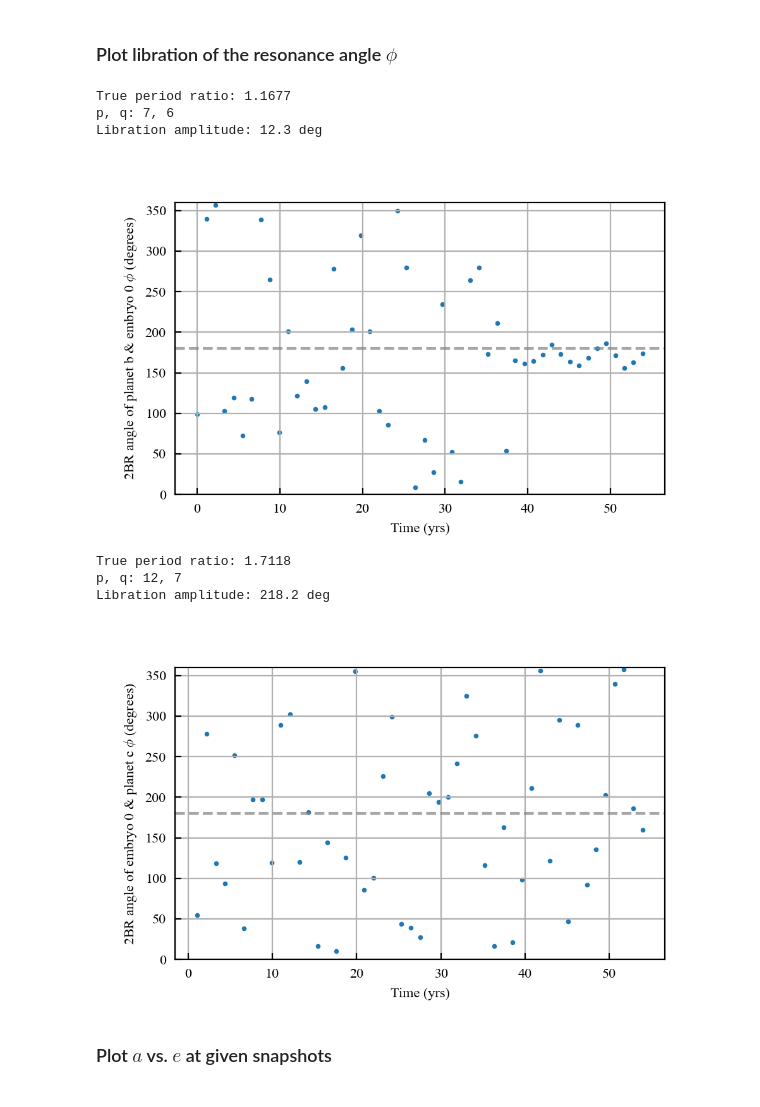
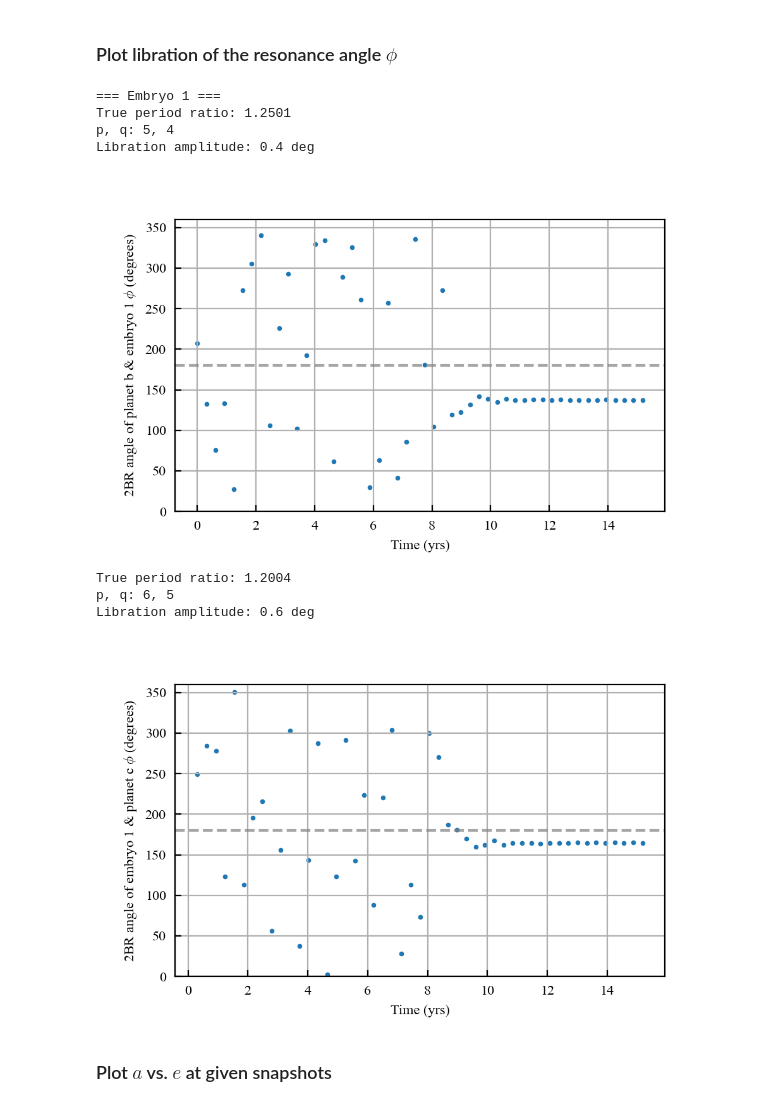
Before and after one commit to dchen10Git/uh-ifa-reu-2026, a Jupyter notebook: analyze_one_sim.ipynb, the cells around one changed output. Drawn from its saved outputs; the diff is of its cells as text; code cells hidden in the pictures.

```diff
--- a/analyze_one_sim.ipynb
+++ b/analyze_one_sim.ipynb
@@ -79,7 +80,7 @@ def plot_system(saved_sim, elements, num_pl, num_em, num_ptsml, t_units='kyr'):
 
     time_factor = {'yr': 1, 'kyr': 1e3, 'Myr': 1e6}[t_units]
     pl_style = {'alpha': 0.9}
-    em_style = {'alpha': 0.7, 'lw': 0.5} # 'c': 'navy'
+    em_style = {'alpha': 0.5, 'lw': 0.5}
     ptsml_style = {'c': 'k', 'alpha': 0.9, 'lw': 0.2}
 
     if not isinstance(axs, (list, np.ndarray)): # if elements is one item
@@ -97,7 +98,7 @@ def plot_system(saved_sim, elements, num_pl, num_em, num_ptsml, t_units='kyr'):
 
             for i in range(0, num_em, 1):
                 name = rock_names[i+num_pl]
-                ax.plot(times/time_factor, sim_data[name]["a"], **em_style, c=f'C{i}')
+                ax.plot(times/time_factor, sim_data[name]["a"], **em_style)
                 plot_end_marker(ax, times/time_factor, sim_data[name]["a"], color='r', ms=2, mew=1, alpha=0.7)
 
             for i in range(0, len(rock_names)-num_pl-num_em, 1): # don't use num_ptsml as it doesn't include replenished ptsmls
@@ -129,7 +130,7 @@ def plot_system(saved_sim, elements, num_pl, num_em, num_ptsml, t_units='kyr'):
 
             for i in range(0, num_em, 1):
                 name = rock_names[i+num_pl]
-                ax.plot(times/time_factor, sim_data[name]["e"], **em_style, c=f'C{i}')
+                ax.plot(times/time_factor, sim_data[name]["e"], **em_style)
                 plot_end_marker(ax, times/time_factor, sim_data[name]["e"], color='r', ms=2, mew=1, alpha=0.7)
 
             for i in range(0, len(rock_names)-num_pl-num_em, 1): # don't use num_ptsml as it doesn't include replenished ptsmls
@@ -359,8 +360,8 @@ def plot_system(saved_sim, elements, num_pl, num_em, num_ptsml, t_units='kyr'):
     plt.tight_layout(); plt.show()
     # plt.savefig("Figures/orbital_evo.svg", bbox_inches="tight")
 
-dataset_id = 3
-sim_id = 0
+dataset_id = 2
+sim_id = 599
 
 elements = ['a',
             'e',
@@ -387,6 +388,7 @@ for sim_id in range(sim_id, sim_id+1, 1):
 
     print(f"Dataset {dataset_id}, Sim {sim_id}")
     print(f"num_pl: {metadata['num_pl']}, num_em: {metadata['num_em']}, num_ptsml: {metadata['num_ptsml']}")
+    print(f"r_em = {metadata['r_em']:.3g} r_earth")
 
     plot_system(saved_sim, elements, num_pl, num_em, num_ptsml)
 # %% [output]
@@ -398,18 +401,21 @@ num_pl: 2, num_em: 10, num_ptsml: 0
 # %%
 # mmr_id.plot_libration(m_star, rocks['planet b'], rocks['planet c'], N=100, forced_pq=None)
 # mmr_id.plot_libration(m_star, rocks['planet b'], rocks['embryo 0'], N=25, forced_pq=None)
-for i in range(1):
-    mmr_id.plot_libration(m_star, rocks['planet b'], rocks[f'embryo {i}'], N=15, pomega='mixed', forced_pq=None)
-    mmr_id.plot_libration(m_star, rocks[f'embryo {i}'], rocks['planet c'], N=15, pomega='mixed', forced_pq=None)
+for i in range(20):
+    if rocks[f'embryo {i}']['a'].iloc[-1] < rocks['planet c']['a'].iloc[-1]:
+        print(f"=== Embryo {i} ===")
+        mmr_id.plot_libration(m_star, rocks['planet b'], rocks[f'embryo {i}'], N=15, pomega='mixed', forced_pq=None)
+        mmr_id.plot_libration(m_star, rocks[f'embryo {i}'], rocks['planet c'], N=15, pomega='mixed', forced_pq=None)
 # %% [output]
-True period ratio: 1.1677
-p, q: 7, 6
-Libration amplitude: 12.3 deg
+=== Embryo 1 ===
+True period ratio: 1.2501
+p, q: 5, 4
+Libration amplitude: 0.4 deg
-[figure, old version]
+[figure, new version]
-True period ratio: 1.7118
-p, q: 12, 7
-Libration amplitude: 218.2 deg
+True period ratio: 1.2004
+p, q: 6, 5
+Libration amplitude: 0.6 deg
-[figure, old version]
+[figure, new version]
 # %%
 # 3BR
 mmr_id.plot_libration(m_star, rocks['planet b'], rocks[f'embryo {i}'], rocks['planet c'], N=100, pomega='mixed')
```
Also changed, not shown: parts of 2 cells of this notebook, 9 other files.
